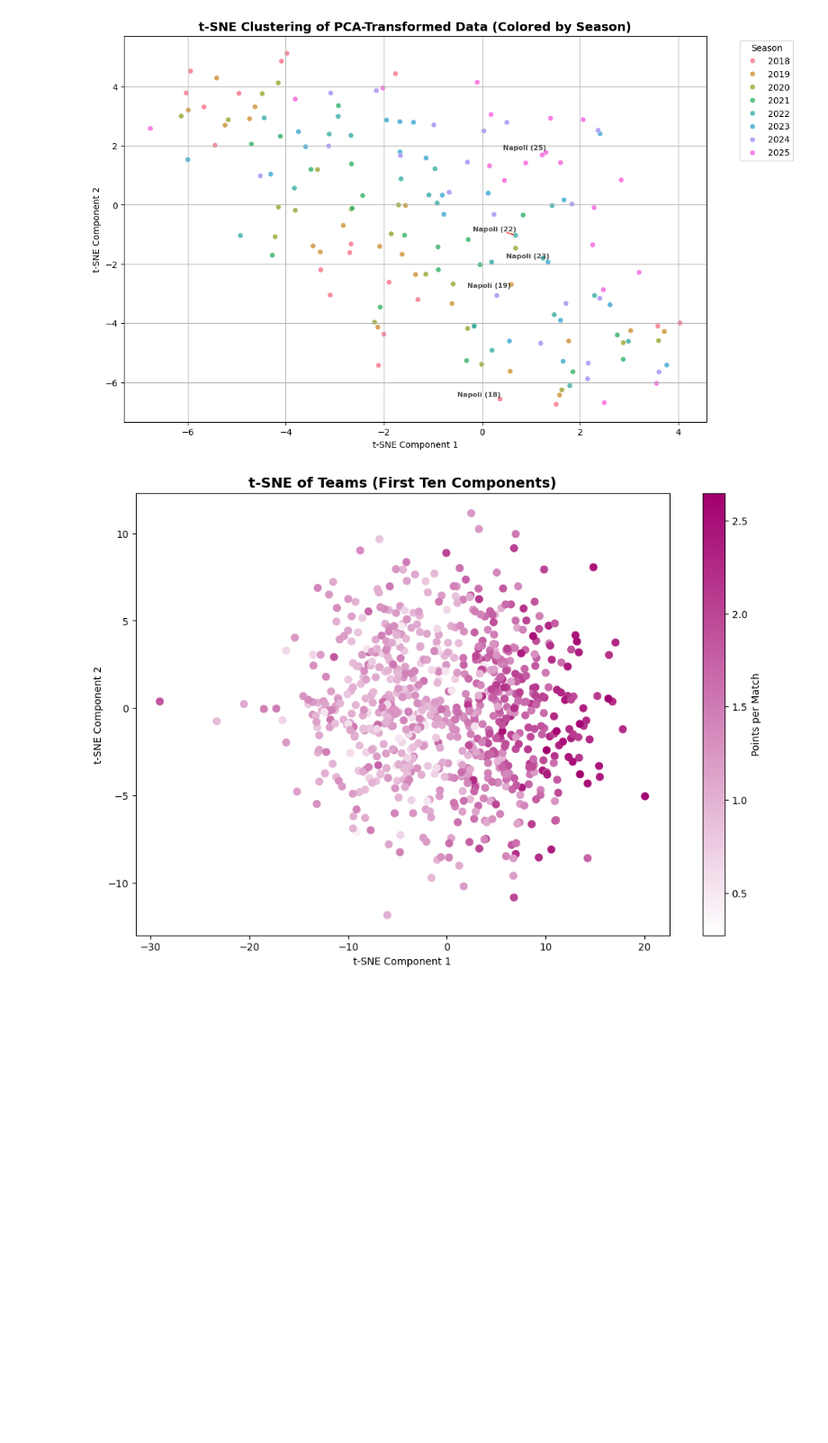
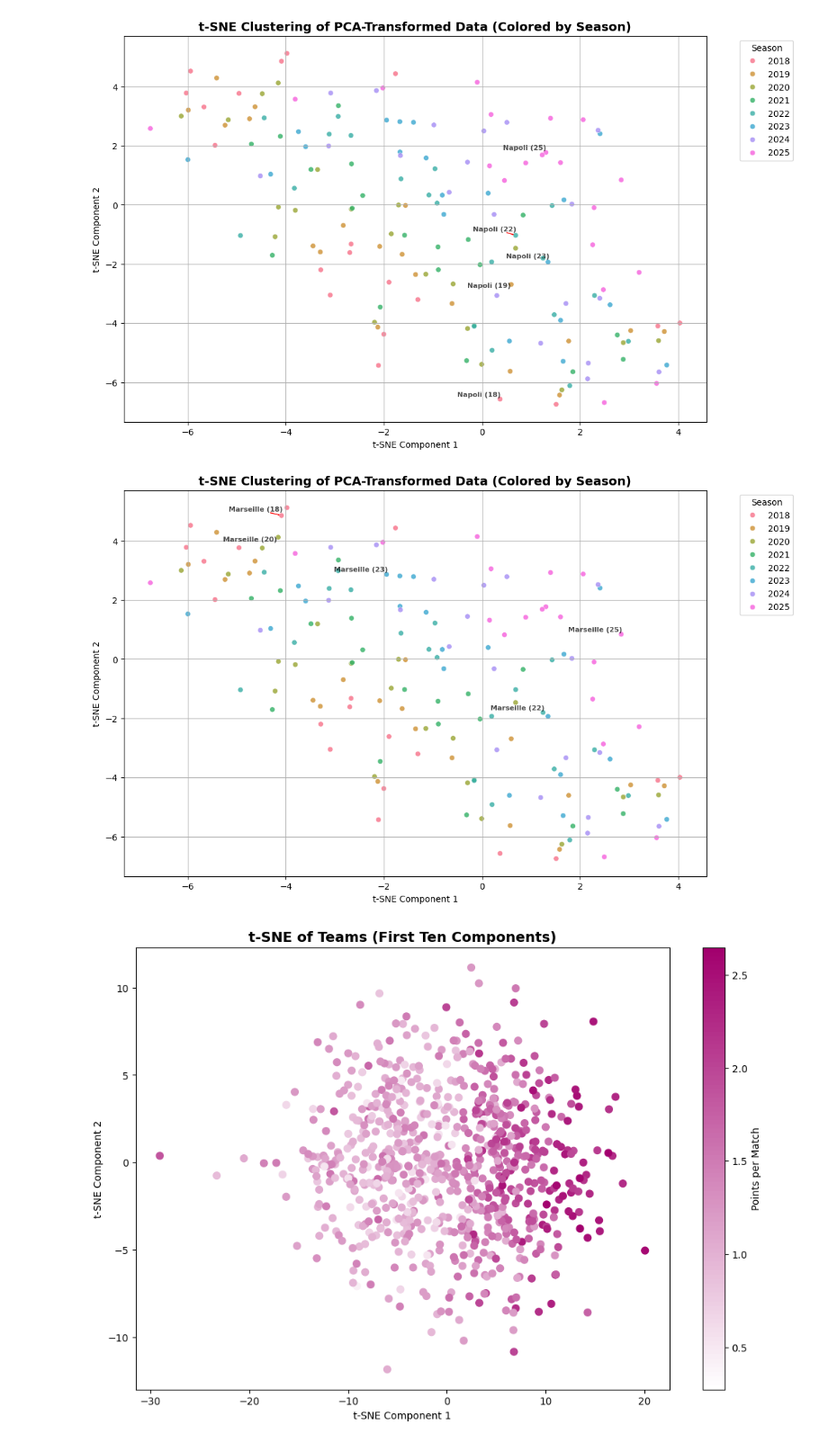
Before and after one commit to Football-Investigations/ThePepEffect, a Jupyter notebook: analysis/ThePepEffect.ipynb, the cells around one changed output. Shown at 90% size. Drawn from its saved outputs; the diff is of its cells as text; code cells hidden in the pictures; blank space fills up the shorter version.

Commit message:
add marseille tsne chart

```diff
--- a/analysis/ThePepEffect.ipynb
+++ b/analysis/ThePepEffect.ipynb
@@ -412,6 +412,59 @@ plt.savefig("../plots/napoli_tsne.png", bbox_inches='tight', dpi=600)
 plt.show()
 # %% [output]
 [figure]
+# %%
+df_top4 = (df.iloc[:-98].sort_values(by=["season", "league", "points_per_match"], ascending=[True, True, False])
+            .groupby(["season", "league"])
+            .head(4))
+
+teams_data = df_top4.drop(columns=["team", "season", "points_per_match", "league"], errors="ignore")
+teams_data = teams_data.select_dtypes(include=[np.number])
+teams_data = teams_data.loc[:, X.columns]
+teams_data = teams_data.set_index(df_top4["team"])
+
+scaler = StandardScaler()
+teams_scaled = scaler.fit_transform(teams_data)
+
+np.random.seed(42)
+pca = PCA(n_components=0.95, random_state=43)
+teams_pca_top4 = pca.fit_transform(teams_scaled)
+
+pca_df = pd.DataFrame(teams_pca_top4, index=teams_data.index, columns=[f"PC{i+1}" for i in range(teams_pca_top4.shape[1])])
+pca_df["season"] = df_top4.set_index("team")["season"]
+
+pca_features = pca_df.filter(like="PC")
+
+tsne = TSNE(n_components=2, perplexity=50, random_state=43, init='pca', learning_rate='auto')
+X_tsne = tsne.fit_transform(pca_features)
+
+tsne_df_top4 = pd.DataFrame(X_tsne, index=pca_df.index, columns=["t-SNE Component 1", "t-SNE Component 2"])
+tsne_df_top4["season"] = pca_df["season"].astype(str)
+
+plt.figure(figsize=(12, 8))
+scatter = sns.scatterplot(
+    x=tsne_df_top4["t-SNE Component 1"],
+    y=tsne_df_top4["t-SNE Component 2"],
+    hue=tsne_df_top4["season"],
+    palette=sns.color_palette("husl", n_colors=len(tsne_df_top4["season"].unique())),
+    alpha=0.8
+)
+texts = []
+for team, season, (x, y) in zip(tsne_df_top4.index, tsne_df_top4["season"], zip(tsne_df_top4["t-SNE Component 1"], tsne_df_top4["t-SNE Component 2"])):
+    season_label = str(season)[-2:]
+    if team == "Marseille":
+        texts.append(plt.text(x, y, f"{team} ({season_label})", fontsize=8, ha='right', va='bottom', alpha=0.7, color='black', fontweight='bold'))
+
+adjust_text(texts, arrowprops=dict(arrowstyle='->', color='red'))
+
+plt.xlabel("t-SNE Component 1")
+plt.ylabel("t-SNE Component 2")
+plt.title("t-SNE Clustering of PCA-Transformed Data (Colored by Season)", fontsize=14, fontweight='bold')
+plt.legend(title="Season", bbox_to_anchor=(1.05, 1), loc='upper left')
+plt.grid(True)
+plt.savefig("../plots/marseille_tsne.png", bbox_inches='tight', dpi=600)
+plt.show()
+# %% [output]
+[figure, added]
 # %%
 teams_data_all = df_filtered.drop(columns=["team", "season", "points_per_match", "league"], errors="ignore")
 teams_data_all = teams_data_all.select_dtypes(include=[np.number])
```
Also changed, not shown: 3 other files.
